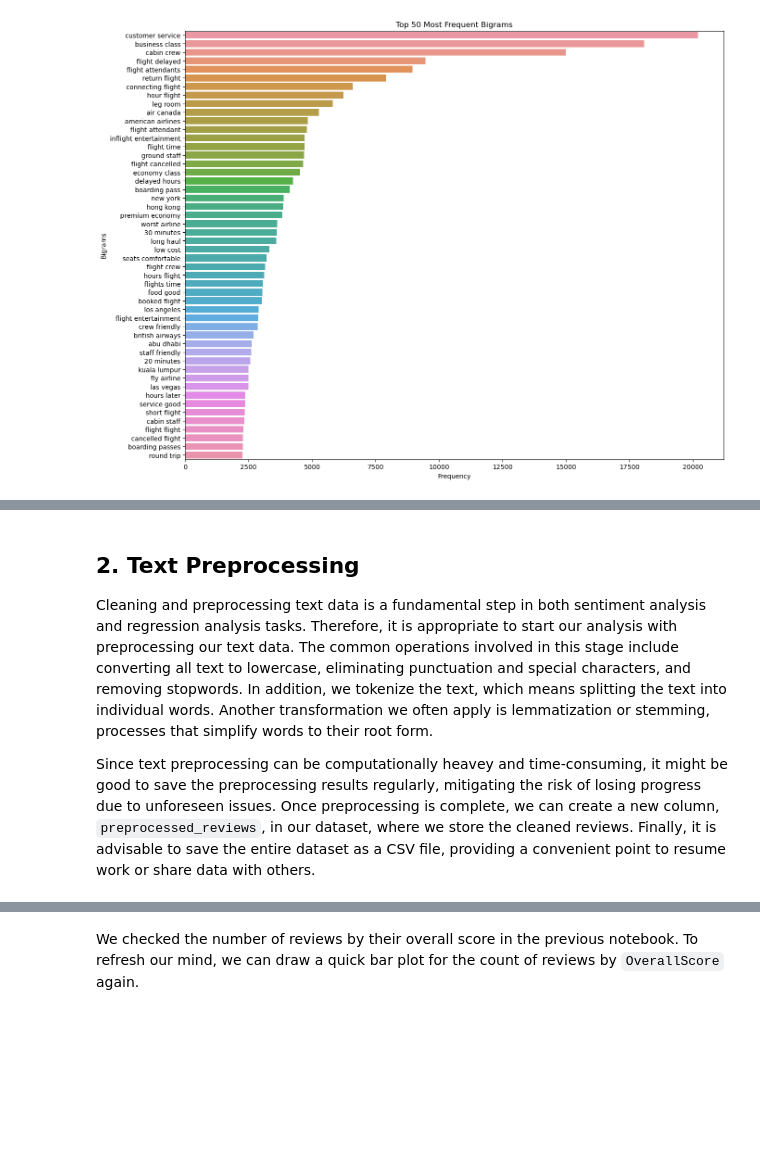
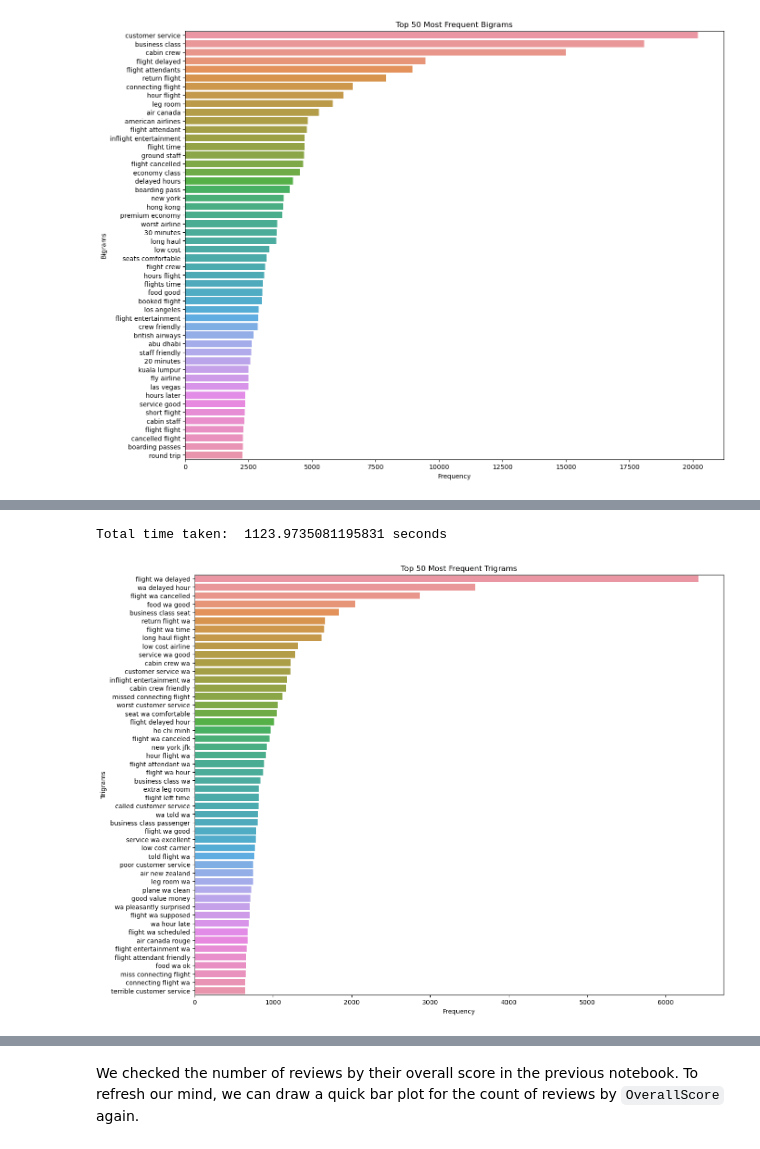
Before and after one commit to treelunar/2023_Airline_Reviews_Analysis, a Jupyter notebook: Airline_Reviews_Part 2.ipynb, the cells around one changed output, grey strips where cells are left out. Cells and saved outputs as stored; diff of their text form; code cells hidden in the pictures; blank space fills up the shorter version.

```diff
--- a/Airline_Reviews_Part 2.ipynb
+++ b/Airline_Reviews_Part 2.ipynb
@@ -139,7 +131,68 @@ nx.draw(bigram_graph, pos, with_labels=True,
-# %% [markdown]
-<a id='pre'></a>
-## 2. Text Preprocessing
-
-Cleaning and preprocessing text data is a fundamental step in both sentiment analysis and regression analysis tasks. Therefore, it is appropriate to start our analysis with preprocessing our text data. The common operations involved in this stage include converting all text to lowercase, eliminating punctuation and special characters, and removing stopwords. In addition, we tokenize the text, which means splitting the text into individual words. Another transformation we often apply is lemmatization or stemming, processes that simplify words to their root form.
-
-Since text preprocessing can be computationally heavey and time-consuming, it might be good to save the preprocessing results regularly, mitigating the risk of losing progress due to unforeseen issues. Once preprocessing is complete, we can create a new column, `preprocessed_reviews`, in our dataset, where we store the cleaned reviews. Finally, it is advisable to save the entire dataset as a CSV file, providing a convenient point to resume work or share data with others.
+# %%
+from sklearn.feature_extraction import text
+from sklearn.feature_extraction.text import CountVectorizer
+import nltk
+from nltk.stem import WordNetLemmatizer
+from nltk.tokenize import word_tokenize
+
+# Download necessary nltk data
+#nltk.download('punkt')
+#nltk.download('wordnet')
+#nltk.download('stopwords')
+
+# Initialize the WordNetLemmatizer
+lemmatizer = WordNetLemmatizer()
+
+# Function to lemmatize each word in a given text
+def lemmatize_text(text):
+    word_list = word_tokenize(text)
+    lemmatized_output = ' '.join([lemmatizer.lemmatize(w) for w in word_list])
+    return lemmatized_output
+
+# Initialize an empty list to keep track of the lemmatized reviews
+lemmatized_reviews = []
+
+# Note the start time
+start_time = time.time()
+
+# Iterate over the reviews in the 'Review' column
+for review in tqdm(reviews_df['Review']): # Provide a progress bar
+    # Lemmatize the review and append to the list
+    lemmatized_reviews.append(lemmatize_text(review))
+
+# Add the lemmatized reviews to the dataframe
+reviews_df['Review'] = lemmatized_reviews
+
+# Create an instance of CountVectorizer with stopwords and ngram_range for trigrams
+stopwords = text.ENGLISH_STOP_WORDS
+vectorizer = CountVectorizer(stop_words=stopwords, ngram_range=(3, 3), lowercase=True)
+
+# Fit and transform the 'Review' column
+review_vectors = vectorizer.fit_transform(reviews_df['Review'])
+
+# Convert the sparse matrix to a DataFrame
+review_vectors_df = pd.DataFrame.sparse.from_spmatrix(review_vectors, columns=vectorizer.get_feature_names_out())
+
+# Compute the word frequencies
+word_frequencies = review_vectors_df.sum(axis=0)
+
+# Sort the word frequencies in descending order
+sorted_word_frequencies = word_frequencies.sort_values(ascending=False)
+
+# Select the top 50 most frequent trigrams
+top_50_trigrams = sorted_word_frequencies.head(50)
+
+# Note the end time and print the total time taken
+end_time = time.time()
+print("Total time taken: ", end_time - start_time, "seconds")
+
+# Plot the bar chart
+plt.figure(figsize=(15, 12))
+sns.barplot(x=top_50_trigrams.values, y=top_50_trigrams.index)
+plt.title('Top 50 Most Frequent Trigrams')
+plt.xlabel('Frequency')
+plt.ylabel('Trigrams')
+plt.show()
+# %% [output]
+Total time taken:  1123.9735081195831 seconds
+[figure, added]
```
Also changed, not shown: parts of 52 cells of this notebook.
